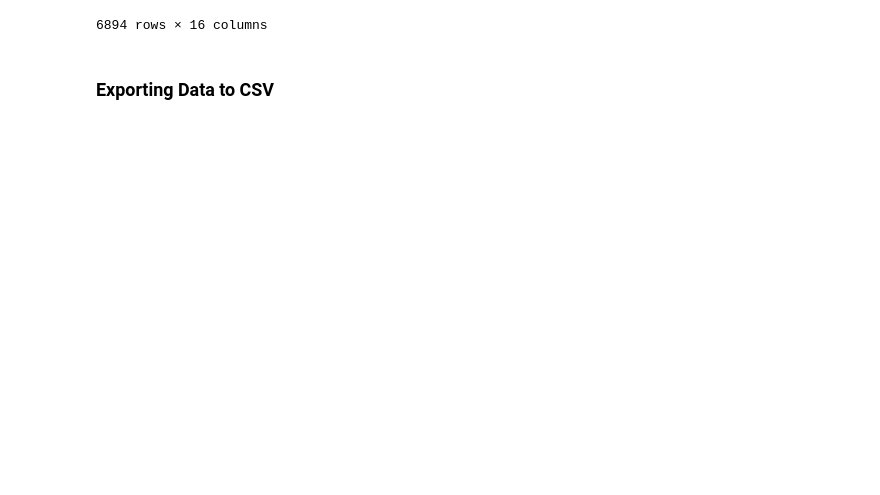
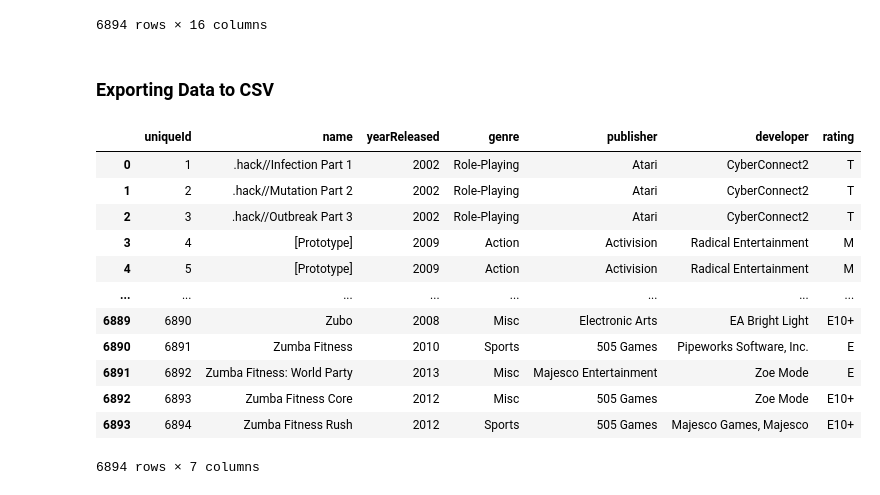
Before and after one commit to mshawn12/video-game-sales-analysis, a Jupyter notebook: video-game-sales-analysis.ipynb, the cells around one changed output. Cells and saved outputs as stored; diff of their text form; code cells hidden in the pictures; blank space fills up the shorter version.

```diff
--- a/video-game-sales-analysis.ipynb
+++ b/video-game-sales-analysis.ipynb
@@ -214,3 +214,19 @@ video_game_cleaned
 # %%
 # Export the clean DataFrame as a CSV file
 video_game_cleaned.to_csv('resources/video-game-cleaned.csv',encoding='utf8',index=False)
+# %%
+video_game_info_df.to_csv('resources/video-game-info.csv',encoding='utf8',index=False)
+# %% [output]
+|  | uniqueId | name | yearReleased | genre | publisher | developer | rating |
+| 0 | 1 | .hack//Infection Part 1 | 2002 | Role-Playing | Atari | CyberConnect2 | T |
+| 1 | 2 | .hack//Mutation Part 2 | 2002 | Role-Playing | Atari | CyberConnect2 | T |
+| 2 | 3 | .hack//Outbreak Part 3 | 2002 | Role-Playing | Atari | CyberConnect2 | T |
+| 3 | 4 | [Prototype] | 2009 | Action | Activision | Radical Entertainment | M |
+| 4 | 5 | [Prototype] | 2009 | Action | Activision | Radical Entertainment | M |
+| ... | ... | ... | ... | ... | ... | ... | ... |
+| 6889 | 6890 | Zubo | 2008 | Misc | Electronic Arts | EA Bright Light | E10+ |
+| 6890 | 6891 | Zumba Fitness | 2010 | Sports | 505 Games | Pipeworks Software, Inc. | E |
+| 6891 | 6892 | Zumba Fitness: World Party | 2013 | Misc | Majesco Entertainment | Zoe Mode | E |
+| 6892 | 6893 | Zumba Fitness Core | 2012 | Misc | 505 Games | Zoe Mode | E10+ |
+| 6893 | 6894 | Zumba Fitness Rush | 2012 | Sports | 505 Games | Majesco Games, Majesco | E10+ |
+6894 rows × 7 columns
```
Also changed, not shown: 3 other files.
